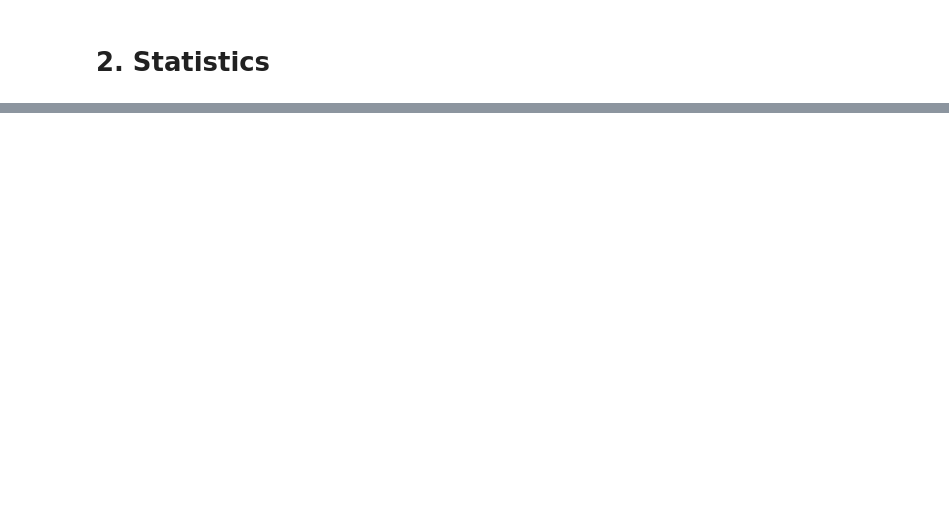
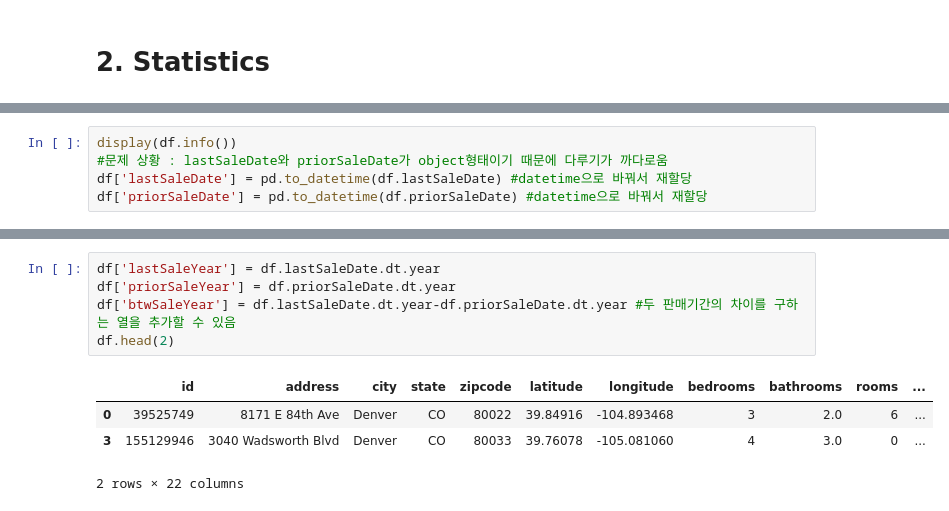
Before and after one commit to thenonquitter/Datamining_Practice, a Jupyter notebook: DW_practice.ipynb, the cells around one changed output, grey strips where cells are left out. Drawn from its saved outputs; the diff is of its cells as text; blank space fills up the shorter version.

```diff
--- a/DW_practice.ipynb
+++ b/DW_practice.ipynb
@@ -176,0 +211,5 @@ df[(df.estimated_value <= 1000000) & (df.yearBuilt > 2013) & (df.zipcode == 8020
+# %%
+display(df.info())
+#문제 상황 : lastSaleDate와 priorSaleDate가 object형태이기 때문에 다루기가 까다로움
+df['lastSaleDate'] = pd.to_datetime(df.lastSaleDate) #datetime으로 바꿔서 재할당
+df['priorSaleDate'] = pd.to_datetime(df.priorSaleDate) #datetime으로 바꿔서 재할당
@@ -176,0 +235,10 @@ df[(df.estimated_value <= 1000000) & (df.yearBuilt > 2013) & (df.zipcode == 8020
+# %%
+df['lastSaleYear'] = df.lastSaleDate.dt.year
+df['priorSaleYear'] = df.priorSaleDate.dt.year
+df['btwSaleYear'] = df.lastSaleDate.dt.year-df.priorSaleDate.dt.year #두 판매기간의 차이를 구하는 열을 추가할 수 있음
+df.head(2)
+# %% [output]
+|  | id | address | city | state | zipcode | latitude | longitude | bedrooms | bathrooms | rooms | ... |
+| 0 | 39525749 | 8171 E 84th Ave | Denver | CO | 80022 | 39.84916 | -104.893468 | 3 | 2.0 | 6 | ... |
+| 3 | 155129946 | 3040 Wadsworth Blvd | Denver | CO | 80033 | 39.76078 | -105.081060 | 4 | 3.0 | 0 | ... |
+2 rows × 22 columns
```
Also changed, not shown: parts of 13 cells of this notebook, 2 other files.
